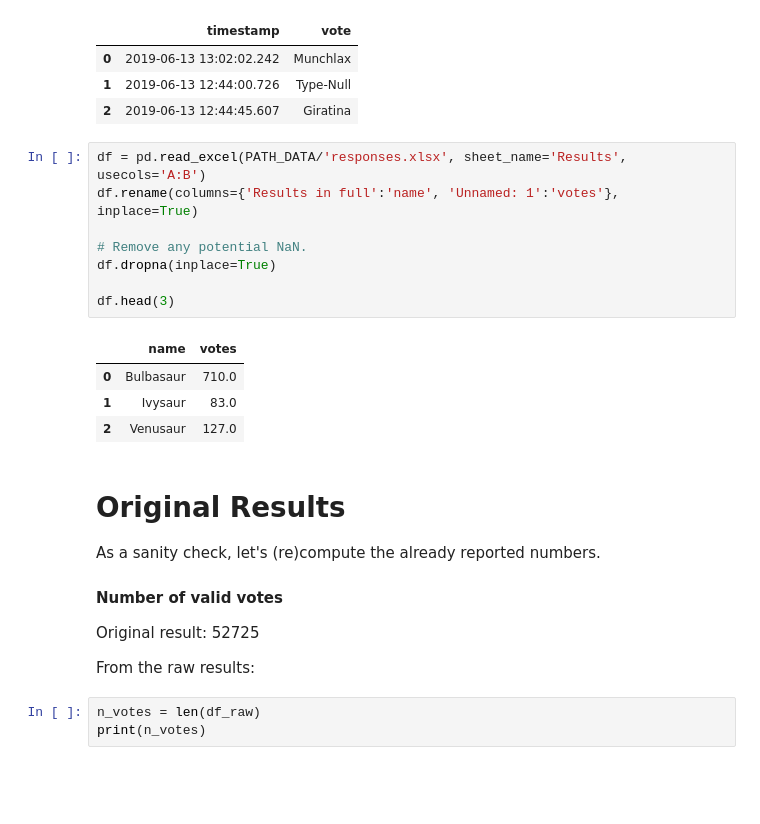
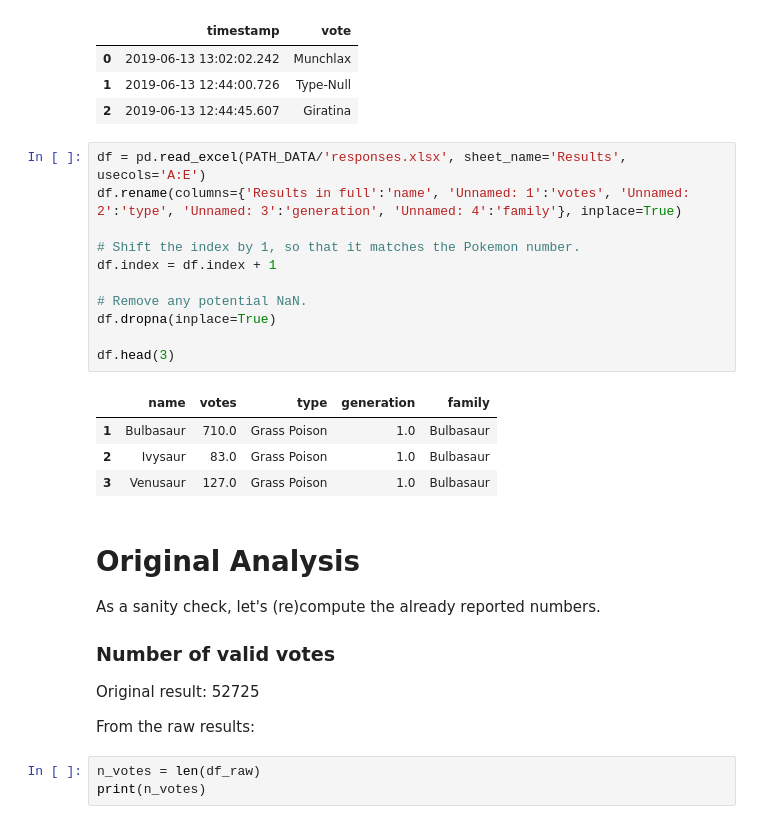
Before and after one commit to arturomoncadatorres/favorite-pokemon, a Jupyter notebook: scripts/pokemon_preferences.ipynb, the cells around one changed output. Saved outputs shown, nothing was run; the diff lists cells and outputs as text; blank space fills up the shorter version.

```diff
--- a/scripts/pokemon_preferences.ipynb
+++ b/scripts/pokemon_preferences.ipynb
@@ -41,23 +45,26 @@ df_raw.head(3)
 | 1 | 2019-06-13 12:44:00.726 | Type-Null |
 | 2 | 2019-06-13 12:44:45.607 | Giratina |
 # %%
-df = pd.read_excel(PATH_DATA/'responses.xlsx', sheet_name='Results', usecols='A:B')
-df.rename(columns={'Results in full':'name', 'Unnamed: 1':'votes'}, inplace=True)
+df = pd.read_excel(PATH_DATA/'responses.xlsx', sheet_name='Results', usecols='A:E')
+df.rename(columns={'Results in full':'name', 'Unnamed: 1':'votes', 'Unnamed: 2':'type', 'Unnamed: 3':'generation', 'Unnamed: 4':'family'}, inplace=True)
+
+# Shift the index by 1, so that it matches the Pokemon number.
+df.index = df.index + 1
 
 # Remove any potential NaN.
 df.dropna(inplace=True)
 
 df.head(3)
 # %% [output]
-|  | name | votes |
-| 0 | Bulbasaur | 710.0 |
-| 1 | Ivysaur | 83.0 |
-| 2 | Venusaur | 127.0 |
+|  | name | votes | type | generation | family |
+| 1 | Bulbasaur | 710.0 | Grass Poison | 1.0 | Bulbasaur |
+| 2 | Ivysaur | 83.0 | Grass Poison | 1.0 | Bulbasaur |
+| 3 | Venusaur | 127.0 | Grass Poison | 1.0 | Bulbasaur |
 # %% [markdown]
-# Original Results
+# Original Analysis
 As a sanity check, let's (re)compute the already reported numbers.
 
-#### Number of valid votes
+### Number of valid votes
 Original result: 52725
 
 From the raw results:
```
Also changed, not shown: parts of 25 cells of this notebook.
